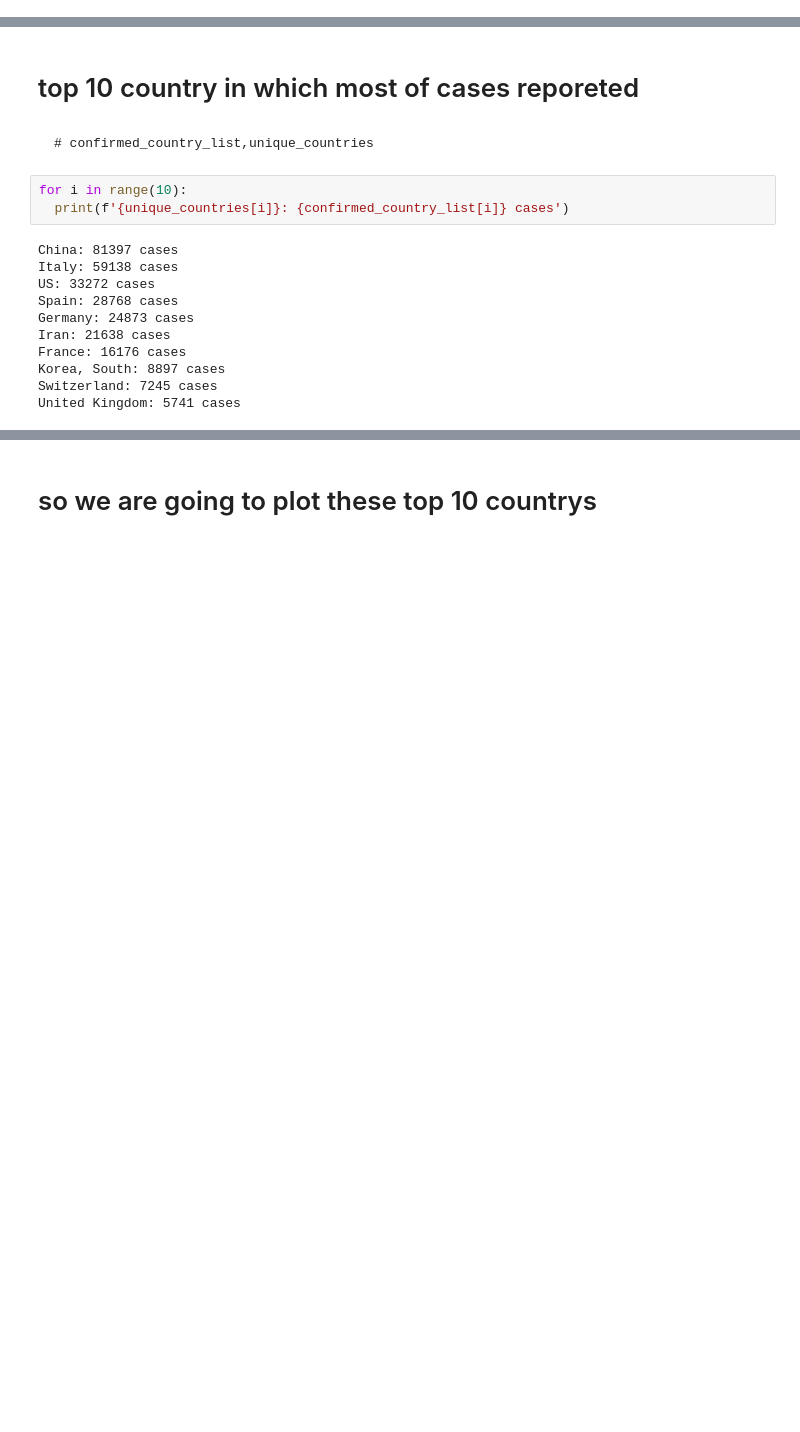
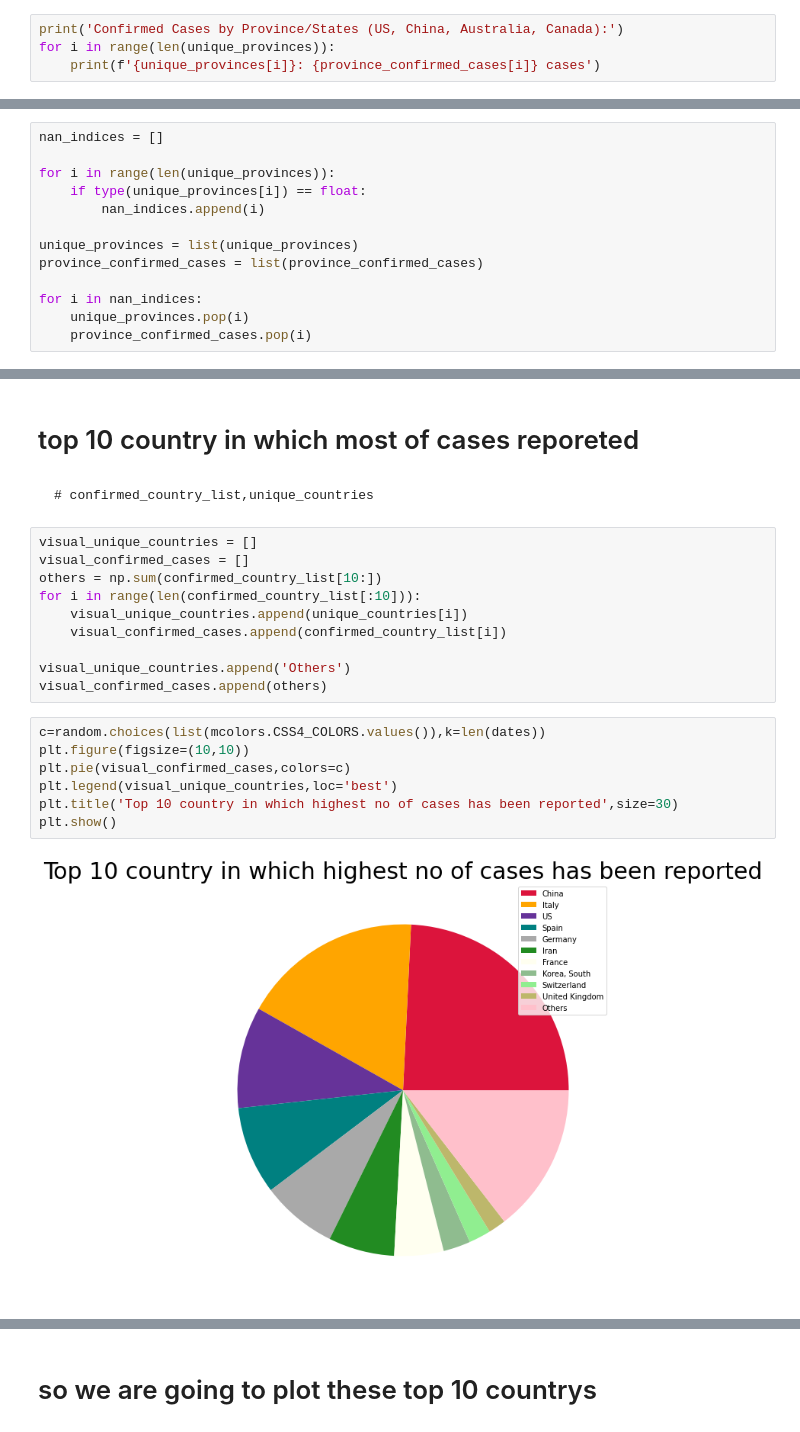
Before and after one commit to vipulgote1999/-10daysofMLChallenge, a Jupyter notebook: Day_1_.ipynb, the cells around one changed output, grey strips where cells are left out. Drawn from its saved outputs; the diff is of its cells as text; blank space fills up the shorter version.

````diff
--- a/Day_1_.ipynb
+++ b/Day_1_.ipynb
@@ -125,0 +167,4 @@ China: 81397 cases Italy: 59138 cases US: 33272 cases Spain: 28768 cases Germany
+# %%
+print('Confirmed Cases by Province/States (US, China, Australia, Canada):')
+for i in range(len(unique_provinces)):
+    print(f'{unique_provinces[i]}: {province_confirmed_cases[i]} cases')
@@ -126,3 +189,16 @@ China: 81397 cases Italy: 59138 cases US: 33272 cases Spain: 28768 cases Germany
+# %%
+nan_indices = []
+
+for i in range(len(unique_provinces)):
+    if type(unique_provinces[i]) == float:
+        nan_indices.append(i)
+
+unique_provinces = list(unique_provinces)
+province_confirmed_cases = list(province_confirmed_cases)
+
+for i in nan_indices:
+    unique_provinces.pop(i)
+    province_confirmed_cases.pop(i)
 # %%
 import random
 import matplotlib.colors as mcolors
@@ -195,17 +271,22 @@ plt.show()
 ```
 # confirmed_country_list,unique_countries
 ```
-# %%
-for i in range(10):
-  print(f'{unique_countries[i]}: {confirmed_country_list[i]} cases')
-# %% [output]
-China: 81397 cases
-Italy: 59138 cases
-US: 33272 cases
-Spain: 28768 cases
-Germany: 24873 cases
-Iran: 21638 cases
-France: 16176 cases
-Korea, South: 8897 cases
-Switzerland: 7245 cases
-United Kingdom: 5741 cases
+# %%
+visual_unique_countries = []
+visual_confirmed_cases = []
+others = np.sum(confirmed_country_list[10:])
+for i in range(len(confirmed_country_list[:10])):
+    visual_unique_countries.append(unique_countries[i])
+    visual_confirmed_cases.append(confirmed_country_list[i])
+
+visual_unique_countries.append('Others')
+visual_confirmed_cases.append(others)
+# %%
+c=random.choices(list(mcolors.CSS4_COLORS.values()),k=len(dates))
+plt.figure(figsize=(10,10))
+plt.pie(visual_confirmed_cases,colors=c)
+plt.legend(visual_unique_countries,loc='best')
+plt.title('Top 10 country in which highest no of cases has been reported',size=30)
+plt.show()
+# %% [output]
+[figure, added]
````
Also changed, not shown: parts of 10 cells of this notebook.
